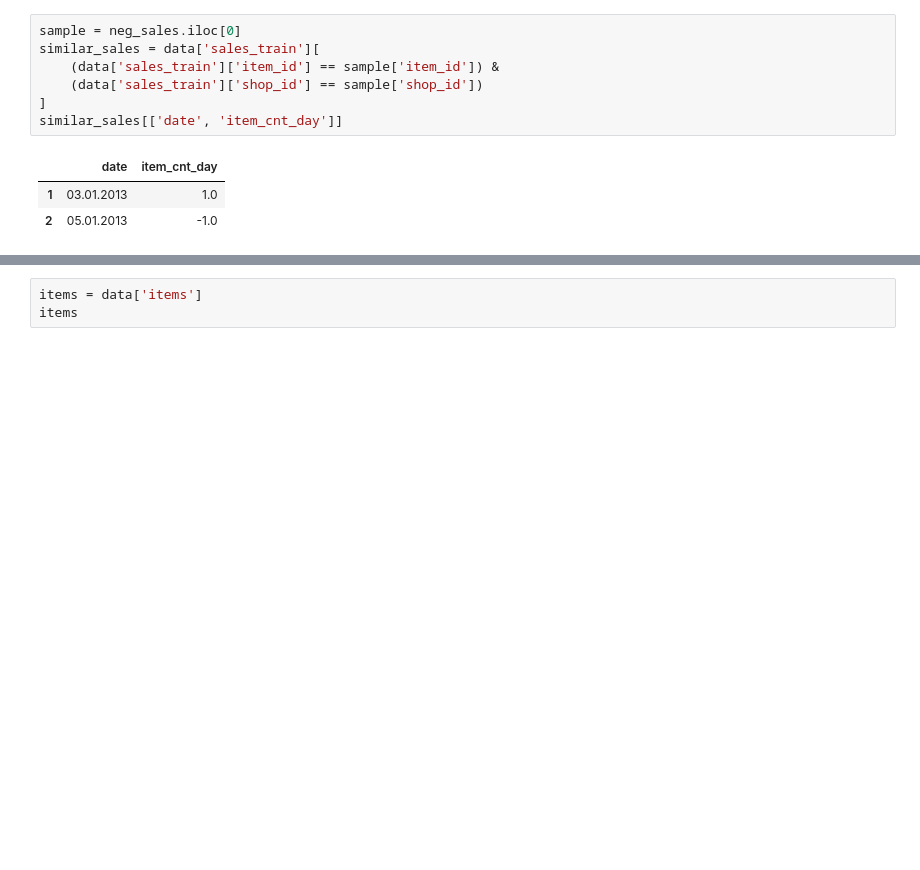
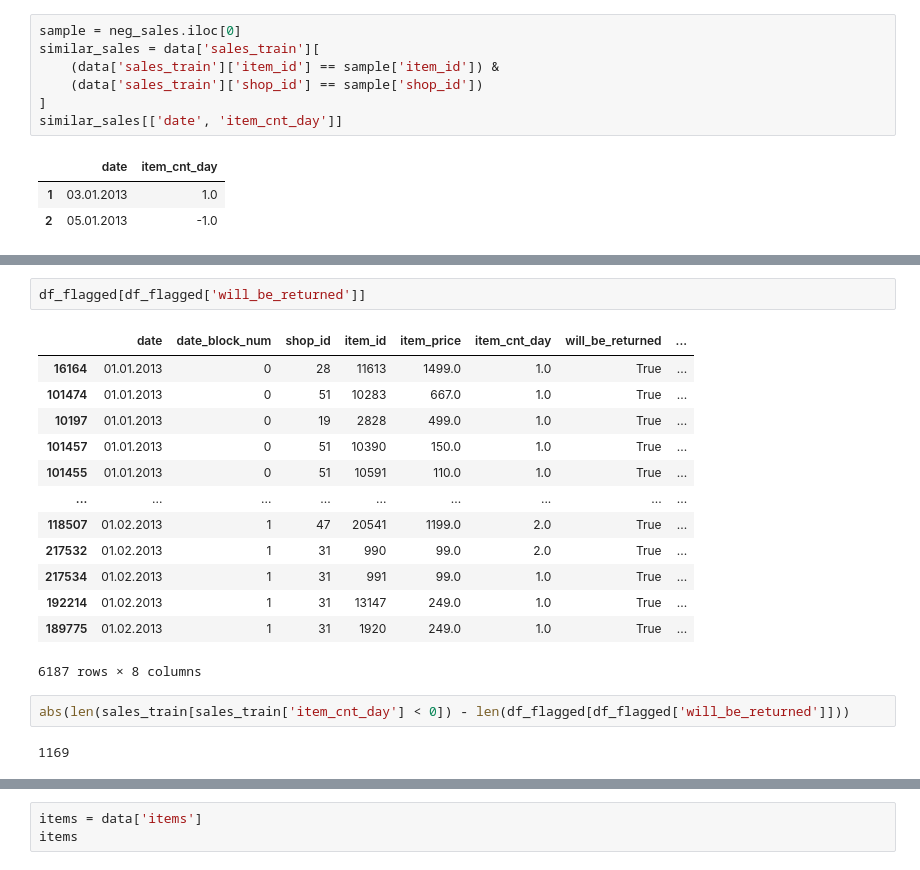
Before and after one commit to Dybal-Ilia/Innowise-Dybal, a Jupyter notebook: notebooks/dqc_etl_implementation.ipynb, the cells around one changed output, grey strips where cells are left out. Saved outputs shown, nothing was run; the diff lists cells and outputs as text; blank space fills up the shorter version.

```diff
--- a/notebooks/dqc_etl_implementation.ipynb
+++ b/notebooks/dqc_etl_implementation.ipynb
@@ -296,0 +405,20 @@ similar_sales[['date', 'item_cnt_day']]
+# %%
+df_flagged[df_flagged['will_be_returned']]
+# %% [output]
+|  | date | date_block_num | shop_id | item_id | item_price | item_cnt_day | will_be_returned | ... |
+| 16164 | 01.01.2013 | 0 | 28 | 11613 | 1499.0 | 1.0 | True | ... |
+| 101474 | 01.01.2013 | 0 | 51 | 10283 | 667.0 | 1.0 | True | ... |
+| 10197 | 01.01.2013 | 0 | 19 | 2828 | 499.0 | 1.0 | True | ... |
+| 101457 | 01.01.2013 | 0 | 51 | 10390 | 150.0 | 1.0 | True | ... |
+| 101455 | 01.01.2013 | 0 | 51 | 10591 | 110.0 | 1.0 | True | ... |
+| ... | ... | ... | ... | ... | ... | ... | ... | ... |
+| 118507 | 01.02.2013 | 1 | 47 | 20541 | 1199.0 | 2.0 | True | ... |
+| 217532 | 01.02.2013 | 1 | 31 | 990 | 99.0 | 2.0 | True | ... |
+| 217534 | 01.02.2013 | 1 | 31 | 991 | 99.0 | 1.0 | True | ... |
+| 192214 | 01.02.2013 | 1 | 31 | 13147 | 249.0 | 1.0 | True | ... |
+| 189775 | 01.02.2013 | 1 | 31 | 1920 | 249.0 | 1.0 | True | ... |
+6187 rows × 8 columns
+# %%
+abs(len(sales_train[sales_train['item_cnt_day'] < 0]) - len(df_flagged[df_flagged['will_be_returned']]))
+# %% [output]
+1169
```
Also changed, not shown: parts of 12 cells of this notebook.
